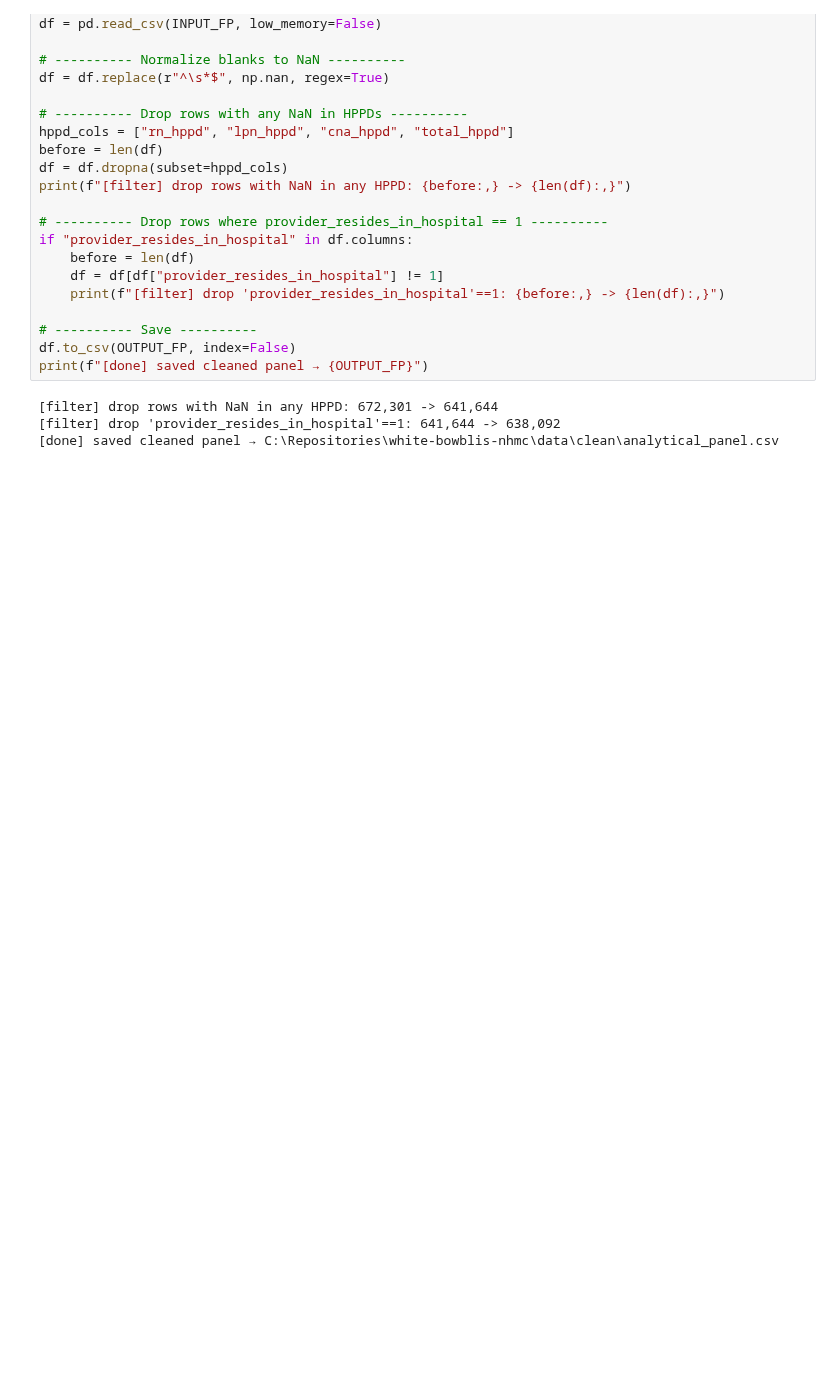
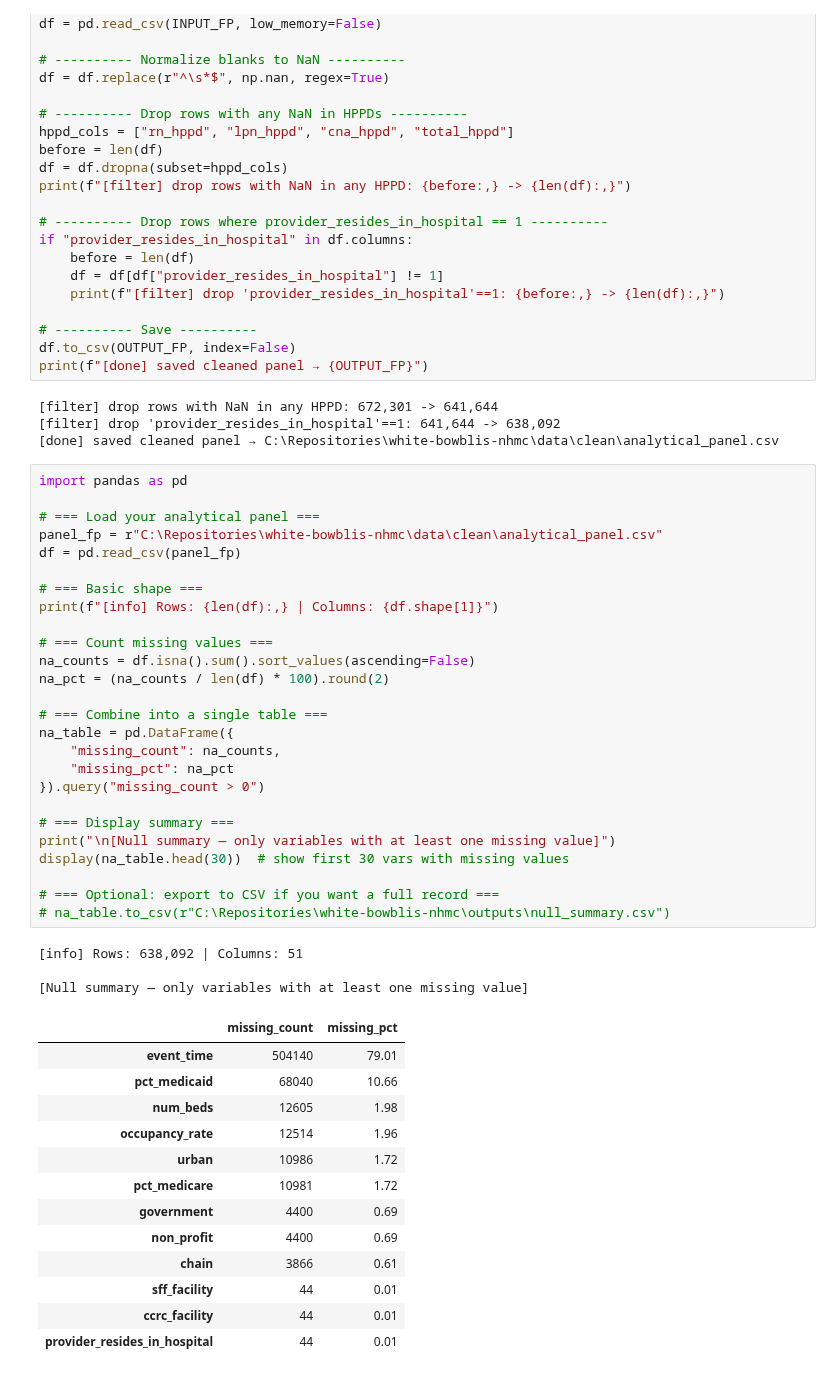
Before and after one commit to josephwhite-jfw/white-bowblis-nhmc, a Jupyter notebook: src/runs.ipynb, the cells around one changed output. Cells and saved outputs as stored; diff of their text form; blank space fills up the shorter version.

```diff
--- a/src/runs.ipynb
+++ b/src/runs.ipynb
@@ -161,3 +161,46 @@ print(f"[done] saved cleaned panel → {OUTPUT_FP}")
 [filter] drop rows with NaN in any HPPD: 672,301 -> 641,644
 [filter] drop 'provider_resides_in_hospital'==1: 641,644 -> 638,092
 [done] saved cleaned panel → C:\Repositories\white-bowblis-nhmc\data\clean\analytical_panel.csv
+# %%
+import pandas as pd
+
+# === Load your analytical panel ===
+panel_fp = r"C:\Repositories\white-bowblis-nhmc\data\clean\analytical_panel.csv"
+df = pd.read_csv(panel_fp)
+
+# === Basic shape ===
+print(f"[info] Rows: {len(df):,} | Columns: {df.shape[1]}")
+
+# === Count missing values ===
+na_counts = df.isna().sum().sort_values(ascending=False)
+na_pct = (na_counts / len(df) * 100).round(2)
+
+# === Combine into a single table ===
+na_table = pd.DataFrame({
+    "missing_count": na_counts,
+    "missing_pct": na_pct
+}).query("missing_count > 0")
+
+# === Display summary ===
+print("\n[Null summary — only variables with at least one missing value]")
+display(na_table.head(30))  # show first 30 vars with missing values
+
+# === Optional: export to CSV if you want a full record ===
+# na_table.to_csv(r"C:\Repositories\white-bowblis-nhmc\outputs\null_summary.csv")
+# %% [output]
+[info] Rows: 638,092 | Columns: 51
+
+[Null summary — only variables with at least one missing value]
+|  | missing_count | missing_pct |
+| event_time | 504140 | 79.01 |
+| pct_medicaid | 68040 | 10.66 |
+| num_beds | 12605 | 1.98 |
+| occupancy_rate | 12514 | 1.96 |
+| urban | 10986 | 1.72 |
+| pct_medicare | 10981 | 1.72 |
+| government | 4400 | 0.69 |
+| non_profit | 4400 | 0.69 |
+| chain | 3866 | 0.61 |
+| sff_facility | 44 | 0.01 |
+| ccrc_facility | 44 | 0.01 |
+| provider_resides_in_hospital | 44 | 0.01 |
```
Also changed, not shown: 36 other files.
